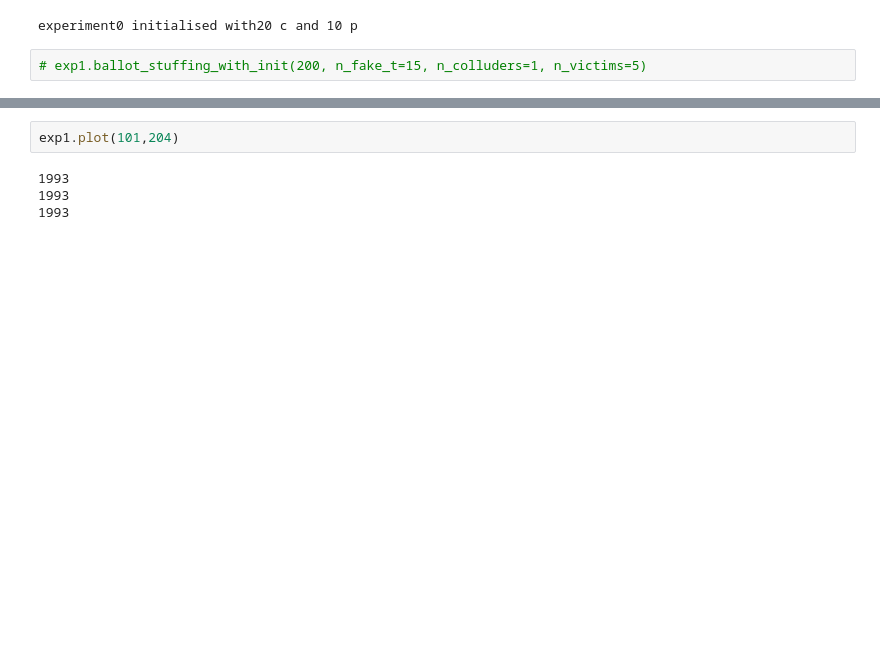
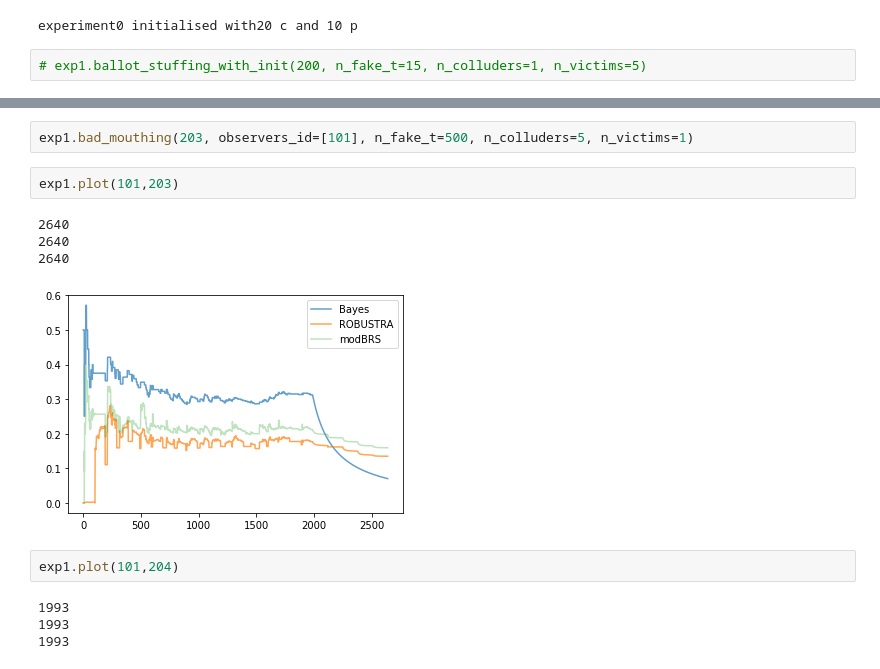
Before and after one commit to xahiru/robustra, a Jupyter notebook: agentbasedexp_cleansim2.ipynb, the cells around one changed output, grey strips where cells are left out. Saved outputs shown, nothing was run; the diff lists cells and outputs as text; blank space fills up the shorter version.

```diff
--- a/agentbasedexp_cleansim2.ipynb
+++ b/agentbasedexp_cleansim2.ipynb
@@ -710,3 +724,12 @@ initalizing 0  with100 t_per_user for 20 c
+# %%
+exp1.bad_mouthing(203, observers_id=[101], n_fake_t=500, n_colluders=5, n_victims=1)
+# %%
+exp1.plot(101,203)
+# %% [output]
+2640
+2640
+2640
+[figure, added]
 # %%
 exp1.plot(101,204)
 # %% [output]
```
Also changed, not shown: parts of 7 cells of this notebook.
